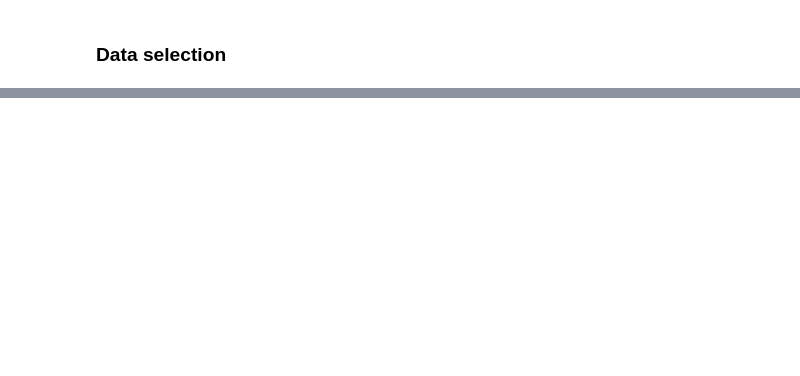
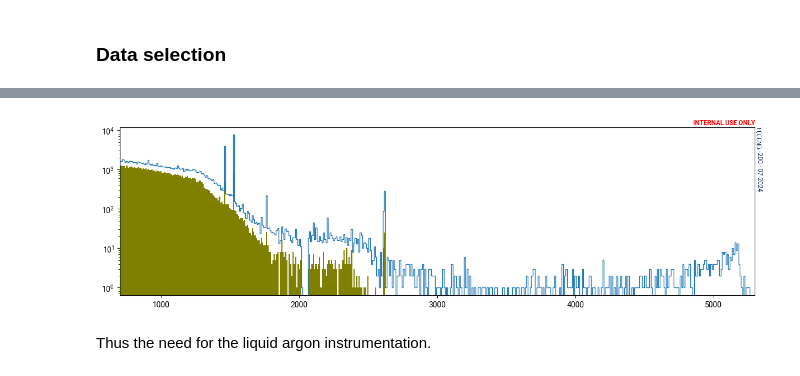
Before and after one commit to Jita22/legend_utils, a Jupyter notebook: skimmed_file_reader/2nbb_continuum.ipynb, the cells around one changed output, grey strips where cells are left out. Cells and saved outputs as stored; diff of their text form; code cells hidden in the pictures; blank space fills up the shorter version.

```diff
--- a/skimmed_file_reader/2nbb_continuum.ipynb
+++ b/skimmed_file_reader/2nbb_continuum.ipynb
@@ -255,0 +138,11 @@ print(f"2nBB counts in BeGE detectors: {bege_cts}")
+# %%
+fig, ax = plt.subplots()
+legendstyles.legend_watermark(ax, logo_suffix="-200")
+counts, bins, _ = plt.hist(data_golden["geds_energy"], histtype="step", range = (700,5300), bins = bins)
+counts, bins, _ = plt.hist(data_psd["geds_energy"], color = "olive", range = (700,5300), bins = bins)
+plt.xlim(700,5300)
+plt.yscale("log")
+# %% [output]
+[figure, added]
+# %% [markdown]
+Thus the need for the liquid argon instrumentation.
```
Also changed, not shown: parts of 34 cells of this notebook.
